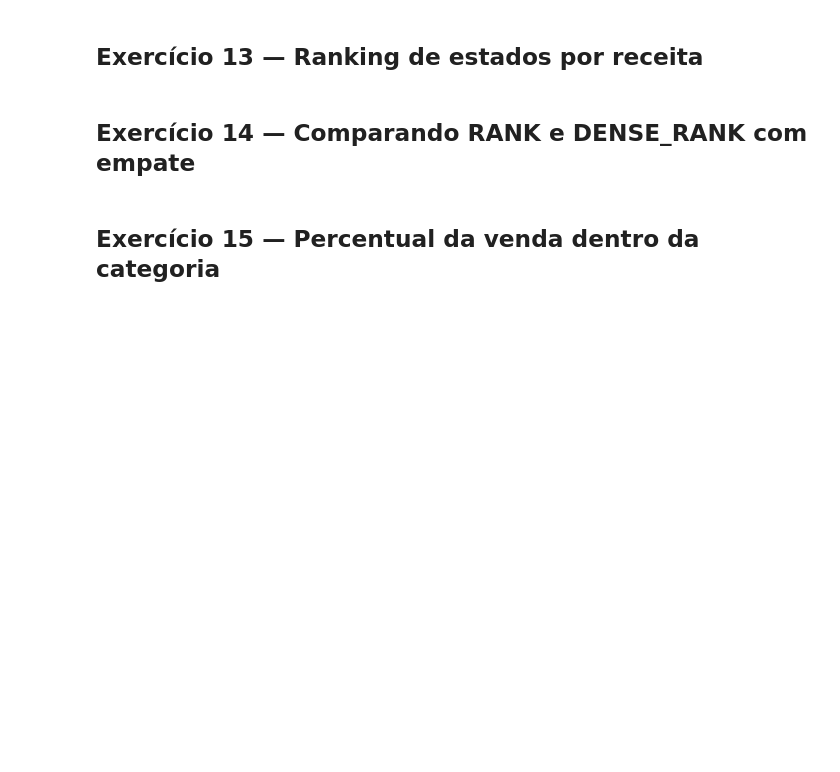
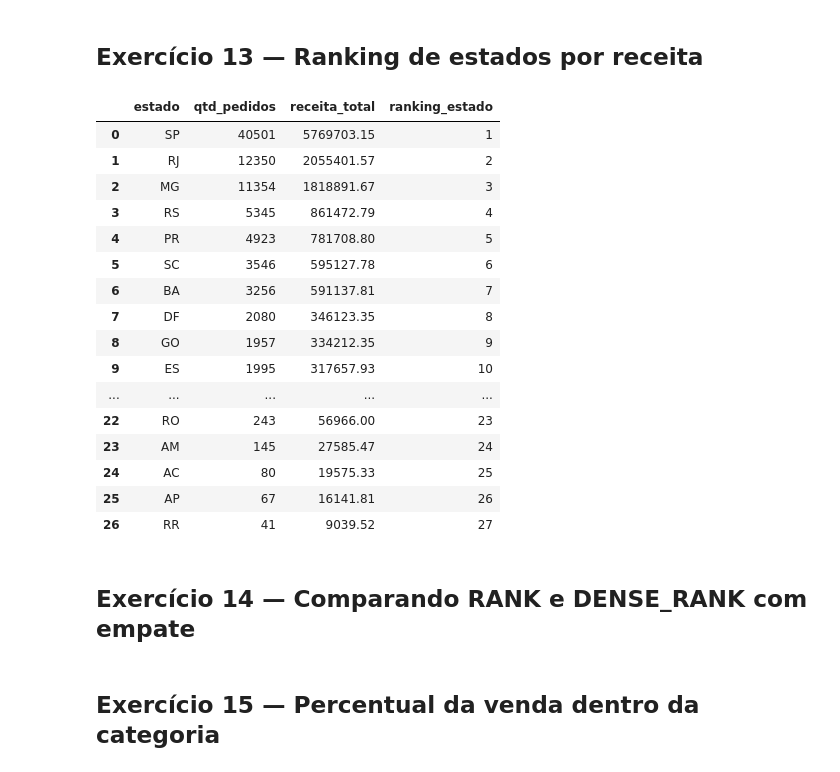
Before and after one commit to samuelbucco/Semana_10, a Jupyter notebook: samuel_bucco/Semana_10_Gabarito_Exercicios_SQL_Avancado_DW_Revisado.ipynb, the cells around one changed output. Saved outputs shown, nothing was run; the diff lists cells and outputs as text; code cells hidden in the pictures; blank space fills up the shorter version.

```diff
--- a/samuel_bucco/Semana_10_Gabarito_Exercicios_SQL_Avancado_DW_Revisado.ipynb
+++ b/samuel_bucco/Semana_10_Gabarito_Exercicios_SQL_Avancado_DW_Revisado.ipynb
@@ -493,28 +525,46 @@ ORDER BY valor_total DESC;
 # %%
 query = """
 WITH receita_por_estado AS (
     SELECT
         c.customer_state AS estado,
         COUNT(DISTINCT f.order_id) AS qtd_pedidos,
         SUM(f.valor_total) AS receita_total
     FROM fato_vendas f
     INNER JOIN dim_cliente c
         ON f.cliente_sk = c.cliente_sk
     GROUP BY c.customer_state
 )
 SELECT
     estado,
     qtd_pedidos,
     ROUND(receita_total, 2) AS receita_total,
     RANK() OVER (
         ORDER BY receita_total DESC
     ) AS ranking_estado
 FROM receita_por_estado
 ORDER BY ranking_estado;
 """
 
 # Para executar:
-# banco_dados.sql(query).df()
+banco_dados.sql(query).df()
+# %% [output]
+|  | estado | qtd_pedidos | receita_total | ranking_estado |
+| 0 | SP | 40501 | 5769703.15 | 1 |
+| 1 | RJ | 12350 | 2055401.57 | 2 |
+| 2 | MG | 11354 | 1818891.67 | 3 |
+| 3 | RS | 5345 | 861472.79 | 4 |
+| 4 | PR | 4923 | 781708.80 | 5 |
+| 5 | SC | 3546 | 595127.78 | 6 |
+| 6 | BA | 3256 | 591137.81 | 7 |
+| 7 | DF | 2080 | 346123.35 | 8 |
+| 8 | GO | 1957 | 334212.35 | 9 |
+| 9 | ES | 1995 | 317657.93 | 10 |
+| ... | ... | ... | ... | ... |
+| 22 | RO | 243 | 56966.00 | 23 |
+| 23 | AM | 145 | 27585.47 | 24 |
+| 24 | AC | 80 | 19575.33 | 25 |
+| 25 | AP | 67 | 16141.81 | 26 |
+| 26 | RR | 41 | 9039.52 | 27 |
 # %% [markdown]
 ## Exercício 14 — Comparando RANK e DENSE_RANK com empate
 # %%
```
Also changed, not shown: parts of 5 cells of this notebook, 2 other files.
